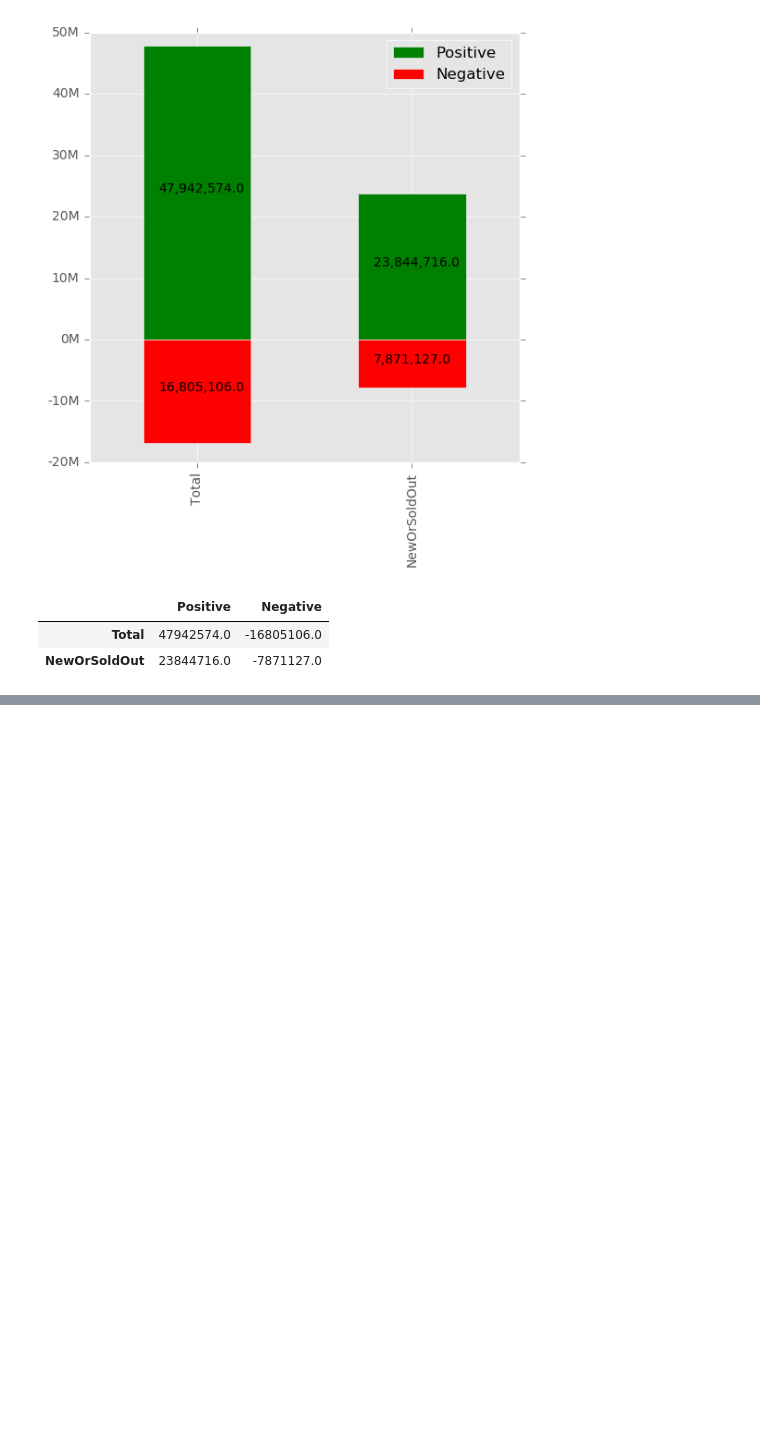
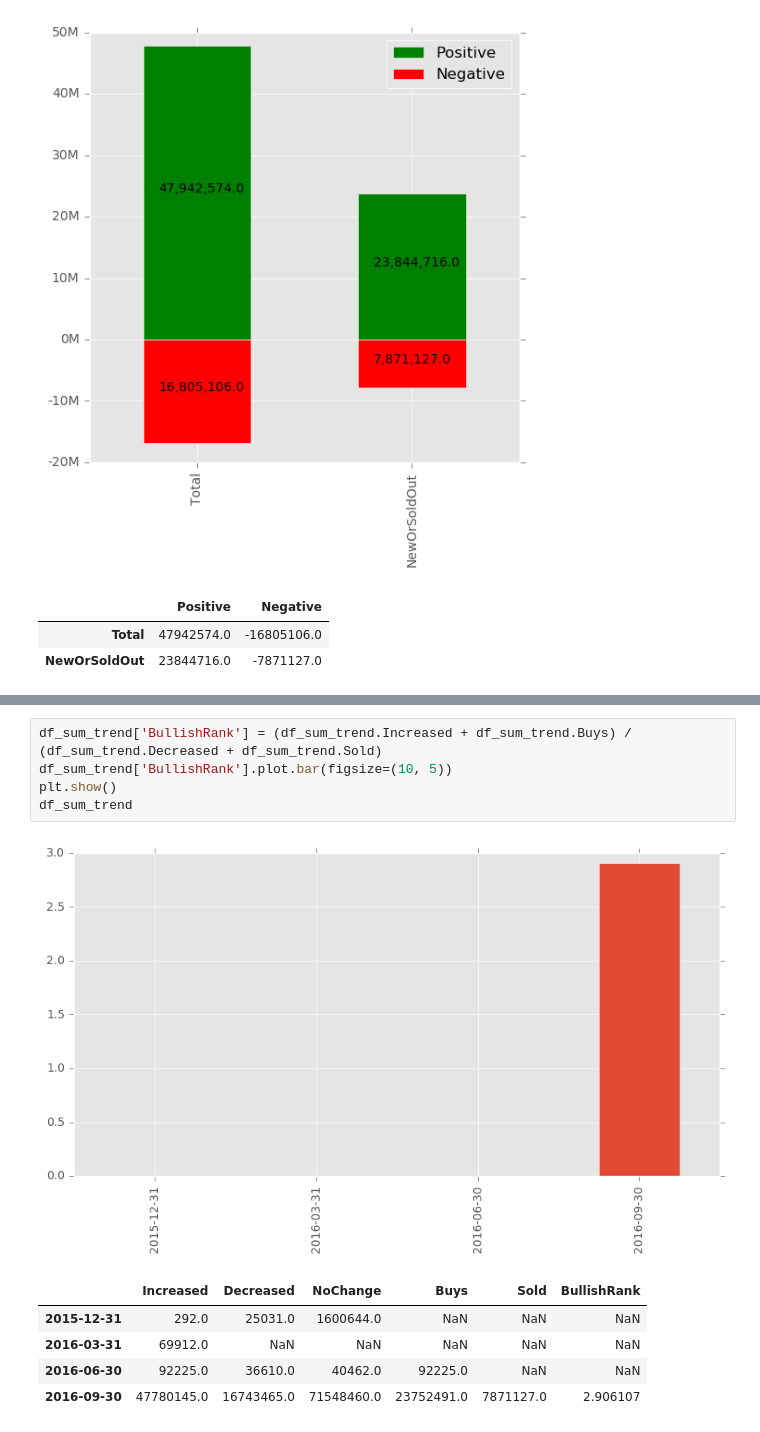
Before and after one commit to alekseystryukov/notebooks, a Jupyter notebook: InstitutionalInvesting.ipynb, the cells around one changed output, grey strips where cells are left out. Drawn from its saved outputs; the diff is of its cells as text; blank space fills up the shorter version.

```diff
--- a/InstitutionalInvesting.ipynb
+++ b/InstitutionalInvesting.ipynb
@@ -213,0 +281,12 @@ new_sold_df
+# %%
+df_sum_trend['BullishRank'] = (df_sum_trend.Increased + df_sum_trend.Buys) / (df_sum_trend.Decreased + df_sum_trend.Sold)
+df_sum_trend['BullishRank'].plot.bar(figsize=(10, 5))
+plt.show()
+df_sum_trend
+# %% [output]
+[figure, added]
+|  | Increased | Decreased | NoChange | Buys | Sold | BullishRank |
+| 2015-12-31 | 292.0 | 25031.0 | 1600644.0 | NaN | NaN | NaN |
+| 2016-03-31 | 69912.0 | NaN | NaN | NaN | NaN | NaN |
+| 2016-06-30 | 92225.0 | 36610.0 | 40462.0 | 92225.0 | NaN | NaN |
+| 2016-09-30 | 47780145.0 | 16743465.0 | 71548460.0 | 23752491.0 | 7871127.0 | 2.906107 |
```
Also changed, not shown: parts of 7 cells of this notebook.
